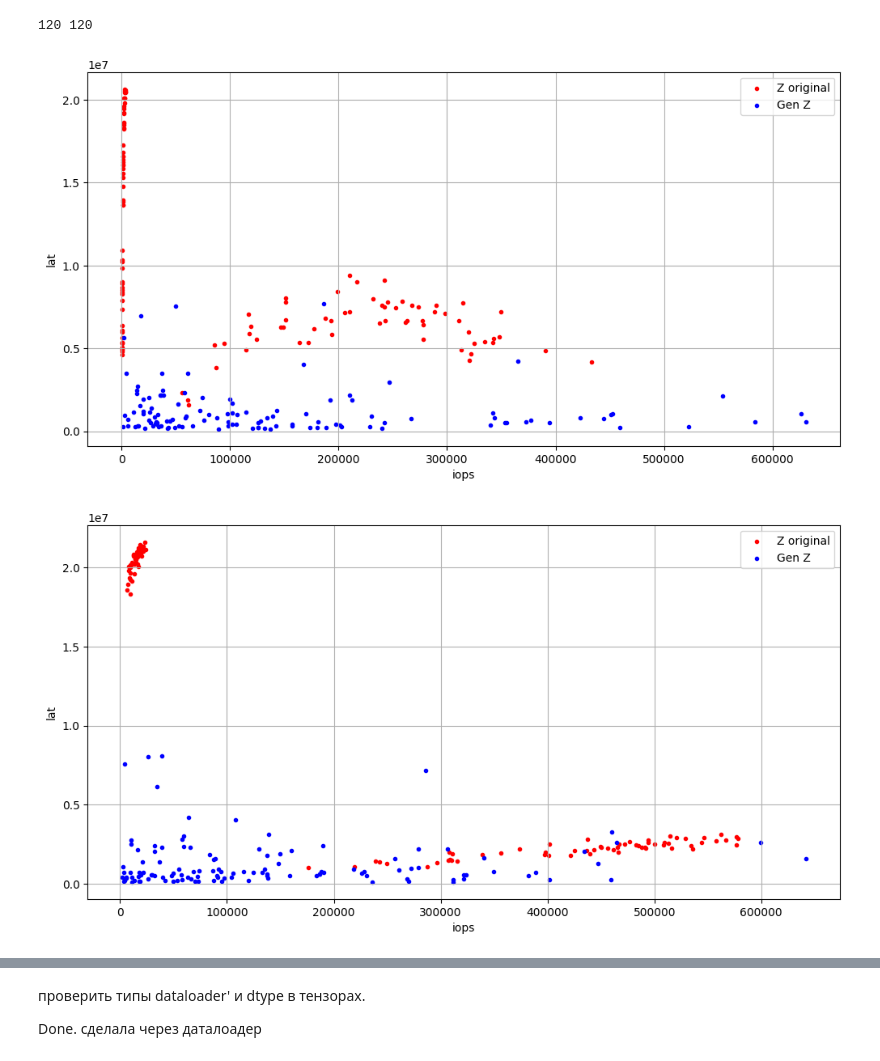
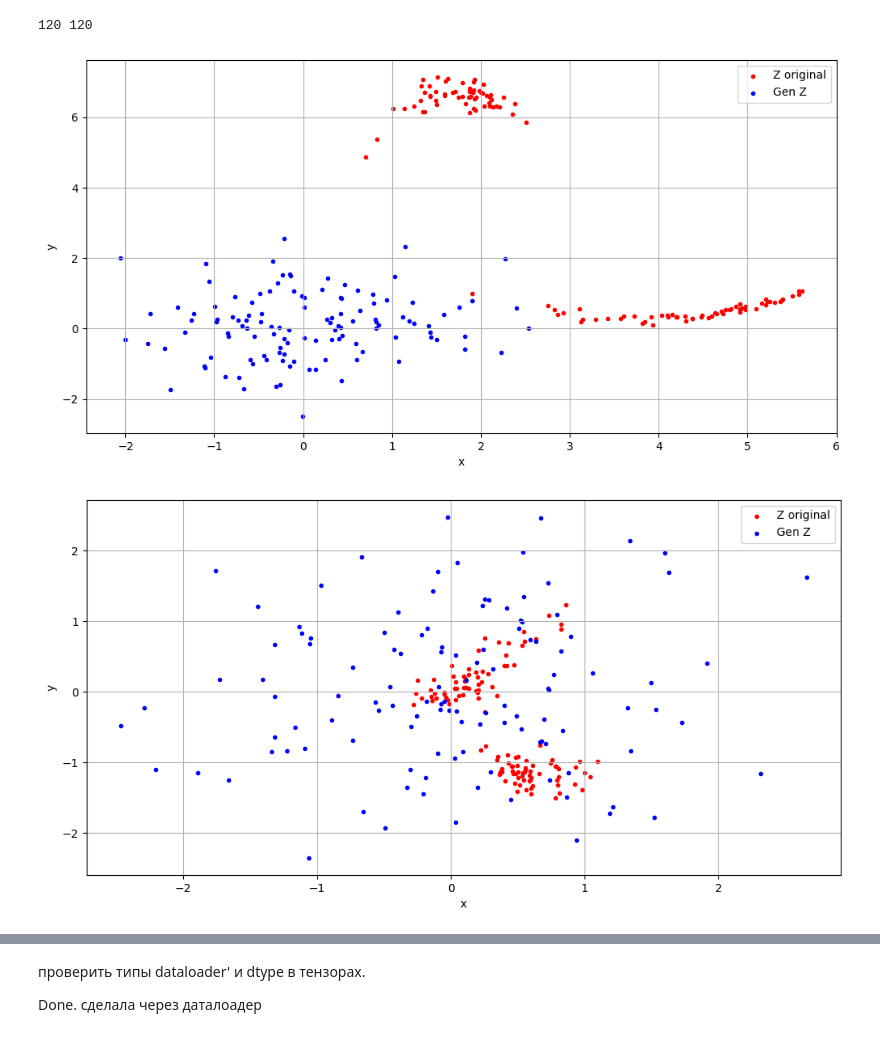
Before and after one commit to juliajones17/reliable_modeling, a Jupyter notebook: notebooks/proj.ipynb, the cells around one changed output, grey strips where cells are left out. Saved outputs shown, nothing was run; the diff lists cells and outputs as text; code cells hidden in the pictures.

```diff
--- a/notebooks/proj.ipynb
+++ b/notebooks/proj.ipynb
@@ -219,7 +201,8 @@ for i in range(len(ids)):
         X_data = data[1]
         for lay in model.nf.layers:
             y_data, _ = lay.f(y_data, X_data)
-        y_data = scaler.inverse_transform(y_data.detach())
+        # y_data = scaler.inverse_transform(y_data.detach())
+        y_data = y_data.detach()
         results_iops.append(y_data[0][0])
         results_lat.append(y_data[0][1])
 
@@ -233,7 +216,8 @@ for i in range(len(ids)):
         X_data = data[1]
         for lay in model.nf.layers:
             y_data, _ = lay.f(y_data, X_data)
-        y_data = scaler.inverse_transform(y_data.detach())
+        # y_data = scaler.inverse_transform(y_data.detach())
+        y_data = y_data.detach()
         genresults_iops.append(y_data[0][0])
         genresults_lat.append(y_data[0][1])
 
@@ -253,26 +237,26 @@ plt.figure(figsize=(12, 6))
 plt.scatter(ztotal_iops[0], ztotal_lat[0], marker='.', label='Z original', color='red', linewidth=1)
 plt.scatter(zgen_iops[0], zgen_lat[0], marker='.', label='Gen Z', color='blue', linewidth=1)
 
-plt.xlabel("iops")
-plt.ylabel("lat")
+plt.xlabel("x")
+plt.ylabel("y")
 plt.grid()
 plt.legend()
 plt.show()
 # %% [output]
-[figure, old version]
+[figure, new version]
 # %%
 plt.figure(figsize=(12, 6))
 
 plt.scatter(ztotal_iops[1], ztotal_lat[1], marker='.', label='Z original', color='red', linewidth=1)
 plt.scatter(zgen_iops[1], zgen_lat[1], marker='.', label='Gen Z', color='blue', linewidth=1)
 
-plt.xlabel("iops")
-plt.ylabel("lat")
+plt.xlabel("x")
+plt.ylabel("y")
 plt.grid()
 plt.legend()
 plt.show()
 # %% [output]
-[figure, old version]
+[figure, new version]
 # %%
 plt.figure(figsize=(12, 6))
 
```
Also changed, not shown: parts of 10 cells of this notebook.
